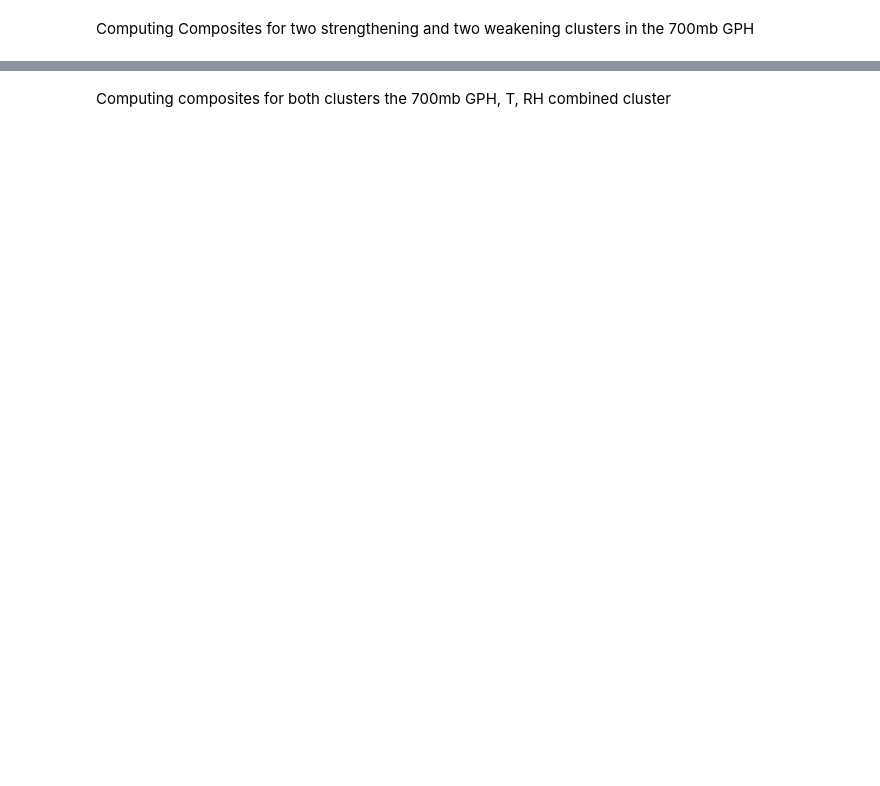
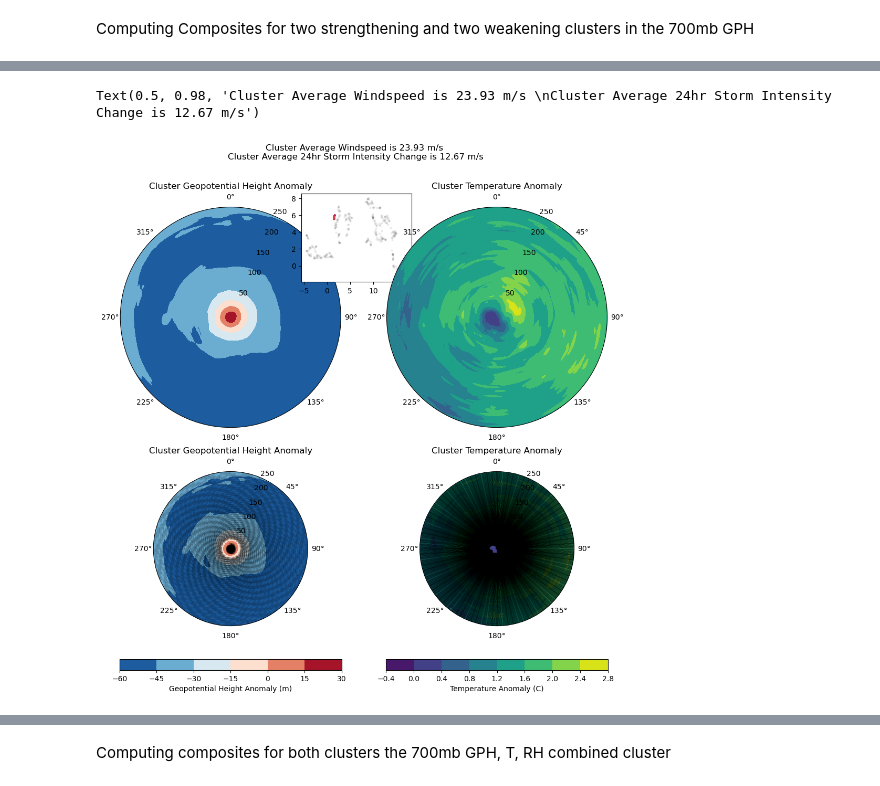
Before and after one commit to ArcticOctopi/Dimensional-Reduction-in-Tropical-Cyclones, a Jupyter notebook: UMAP_processing_workflow.ipynb, the cells around one changed output, grey strips where cells are left out. Cells and saved outputs as stored; diff of their text form; code cells hidden in the pictures; blank space fills up the shorter version.

```diff
--- a/UMAP_processing_workflow.ipynb
+++ b/UMAP_processing_workflow.ipynb
@@ -506,0 +667,70 @@ np.float64(299895.0)
+# %%
+sig_upper_gh = np.where(res.confidence_interval.high < cluster_field_mean_gh)
+sig_upper_x_gh = sig_upper_gh[0]/2
+sig_upper_y_gh = sig_upper_gh[1]/2
+
+sig_lower_gh = np.where(res.confidence_interval.low > cluster_field_mean_gh)
+sig_lower_x_gh = sig_lower_gh[0]/2
+sig_lower_y_gh = sig_lower_gh[1]/2
+
+sig_upper_t = np.where(res.confidence_interval.high < cluster_field_mean_t)
+sig_upper_x_t = sig_upper_t[0]/2
+sig_upper_y_t = sig_upper_t[1]/2
+
+sig_lower_t = np.where(res.confidence_interval.low > cluster_field_mean_t)
+sig_lower_x_t = sig_lower_t[0]/2
+sig_lower_y_t = sig_lower_t[1]/2
+# %%
+title = 'Test'
+UMAP_embedding = embedding_GH700_n5
+
+fig, ax = plt.subplots(nrows = 2, ncols = 2, figsize=(12, 12), subplot_kw= {'projection':'polar'})
+Theta, R = np.meshgrid(angle, radius)
+height_im = ax[0,0].contourf(angle, radius, cluster_field_mean_gh.T, cmap = 'RdBu_r')
+# ax[0,0].scatter(sig_upper_x_gh[::50], sig_upper_y_gh[::50], alpha = 0.1, color = 'black', marker = 'x', s = 10)
+# ax[0,0].scatter(sig_lower_x_gh[::50], sig_lower_y_gh[::50], alpha = 0.1, color = 'black', marker = 'x', s = 10)
+ax[0,0].grid(False)
+ax[0,0].set_theta_direction(-1)
+ax[0,0].set_theta_offset(np.pi/2)
+ax[0,0].set_title('Cluster Geopotential Height Anomaly')
+fig.colorbar(height_im, ax = ax[1,0], location = 'bottom', label = 'Geopotential Height Anomaly (m)')
+
+temp_im = ax[0,1].contourf(angle, radius, cluster_field_mean_t.T, cmap = 'viridis')
+# ax[0,1].scatter(sig_upper_x_t[::60], sig_upper_y_t[::60], alpha = 0.15, color = 'black', marker = '*', s = 5)
+# ax[0,1].scatter(sig_lower_x_t[::60], sig_lower_y_t[::60], alpha = 0.15, color = 'black', marker = '*', s = 5)
+ax[0,1].grid(False)
+ax[0,1].set_theta_direction(-1)
+ax[0,1].set_theta_offset(np.pi/2)
+ax[0,1].set_title('Cluster Temperature Anomaly')
+fig.colorbar(temp_im, ax = ax[1,1], location = 'bottom', label = 'Temperature Anomaly (C)')
+
+ax00_inset = ax[0,0].inset_axes([.82, .66, .5, .4])
+ax00_inset.scatter(UMAP_embedding[:,0], UMAP_embedding[:,1],color = 'black', s = 5, alpha = 0.05)
+ax00_inset.scatter(UMAP_embedding[composite_filter,0], UMAP_embedding[composite_filter,1],
+                   c = cluster_winds, cmap = 'Spectral', s = 5,
+                   vmin = windspeed_min,
+                   vmax = windspeed_max)
+
+
+height_im = ax[1,0].contourf(angle, radius, cluster_field_mean_gh.T, cmap = 'RdBu_r')
+ax[1,0].scatter(sig_upper_x_gh[::40], sig_upper_y_gh[::40], alpha = 0.1, color = 'black', marker = 'x', s = 10)
+ax[1,0].scatter(sig_lower_x_gh[::40], sig_lower_y_gh[::40], alpha = 0.1, color = 'black', marker = 'x', s = 10)
+ax[1,0].grid(False)
+ax[1,0].set_theta_direction(-1)
+ax[1,0].set_theta_offset(np.pi/2)
+ax[1,0].set_title('Cluster Geopotential Height Anomaly')
+# fig.colorbar(height_im, ax = ax[1,0], location = 'bottom', label = 'Geopotential Height Anomaly (m)')
+
+temp_im = ax[1,1].contourf(angle, radius, cluster_field_mean_t.T, cmap = 'viridis')
+ax[1,1].scatter(sig_upper_x_t, sig_upper_y_t, alpha = 0.05, color = 'black', marker = '*', s = 1)
+ax[1,1].scatter(sig_lower_x_t, sig_lower_y_t, alpha = 0.05, color = 'black', marker = '*', s = 1)
+ax[1,1].grid(False)
+ax[1,1].set_theta_direction(-1)
+ax[1,1].set_theta_offset(np.pi/2)
+ax[1,1].set_title('Cluster Temperature Anomaly')
+# fig.colorbar(temp_im, ax = ax[1,1], location = 'bottom', label = 'Temperature Anomaly (C)')
+
+fig.suptitle(f'Cluster Average Windspeed is {avg_cluster_wind:.2f} m/s \nCluster Average 24hr Storm Intensity Change is {avg_cluster_wind_change:.2f} m/s')
+# %% [output]
+Text(0.5, 0.98, 'Cluster Average Windspeed is 23.93 m/s \nCluster Average 24hr Storm Intensity Change is 12.67 m/s')
+[figure, added]
```
Also changed, not shown: parts of 39 cells of this notebook, 22 other files.
